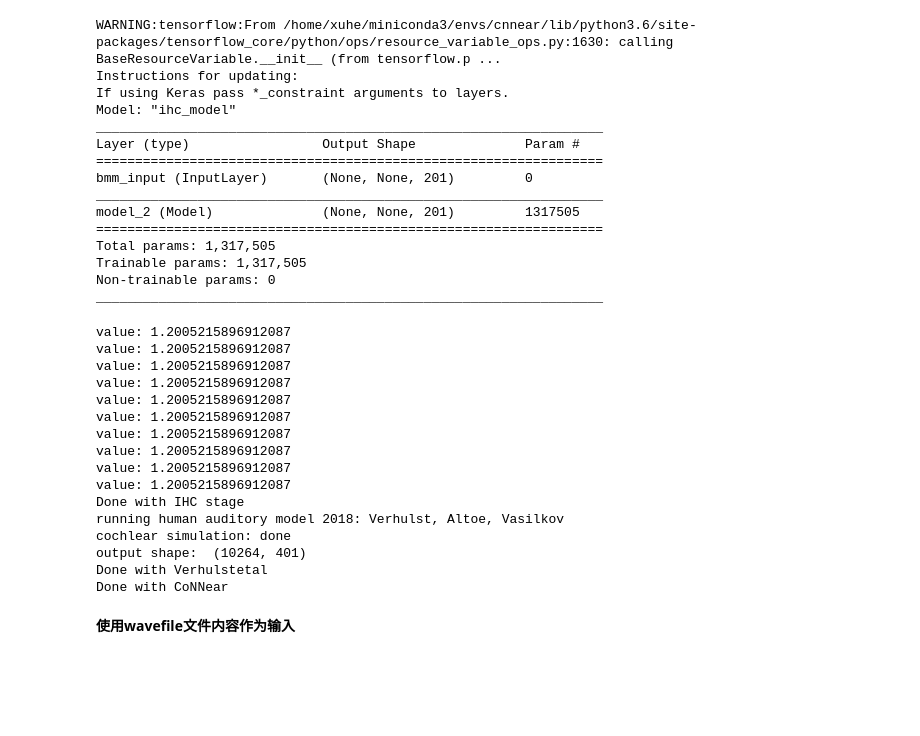
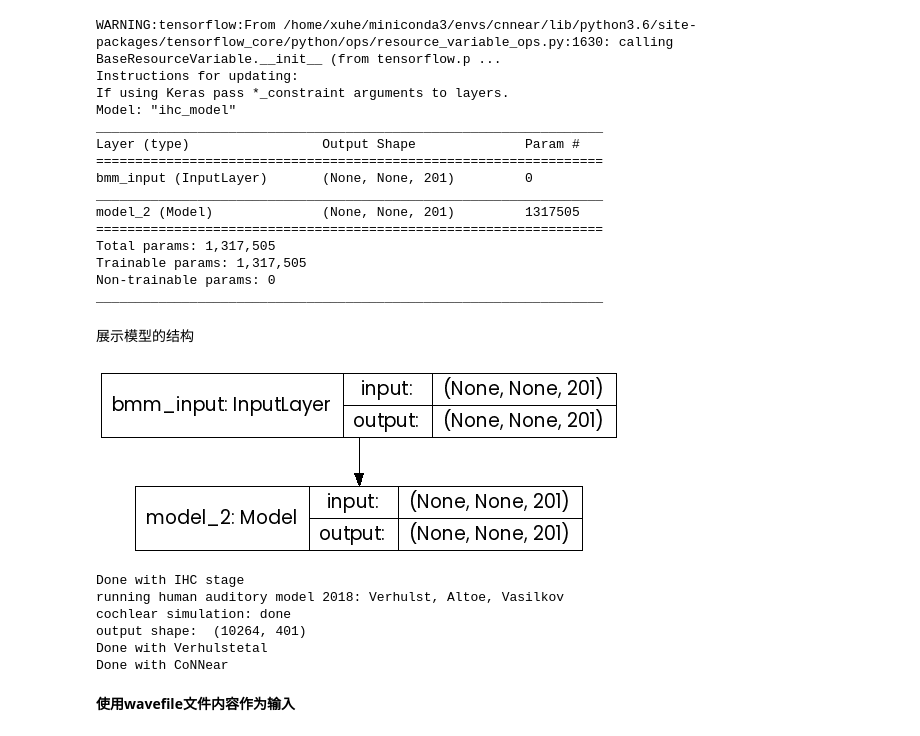
Before and after one commit to xuhe2/CoNNear_IHC-ANF, a Jupyter notebook: connear_notebook.ipynb, the cells around one changed output. Cells and saved outputs as stored; diff of their text form; code cells hidden in the pictures; blank space fills up the shorter version.

Commit message:
feat: add code to show model layer

```diff
--- a/connear_notebook.ipynb
+++ b/connear_notebook.ipynb
@@ -142,11 +142,18 @@ Total params: 1,317,505
 Trainable params: 1,317,505
 Non-trainable params: 0
 _________________________________________________________________
+# %% [markdown]
+展示模型的结构
+# %%
+from keras.utils.vis_utils import plot_model
+plot_model(ihc, show_layer_names=True, show_shapes=True)
+# %% [output]
+[figure, added]
 # %%
 # Define the pure tone stimulus
 f_tone = 1e3 # frequency of the pure tone
 L = np.arange(0., 91., 10.) # levels from 0 to 90dB SPL
-stim_dur = 102.4e-1 # duration of the stimulus - 102.4 ms correspond to 2048 samples (fs = 20 kHz)
+stim_dur = 10.24 # duration of the stimulus - 102.4 ms correspond to 2048 samples (fs = 20 kHz)
 silence_left = 12.8e-3 # silence before the onset of the stimulus - 12.8 ms correspond to 256 samples (context)
 silence_right = 12.8e-3 # silence after the stimulus - 256 samples
 win_dur = 5.0e-3 # 5ms long hanning window for gradual onset
@@ -190,9 +197,13 @@ stim_sin[-int(winlength/2):] = stim_sin[-int(winlength/2):] * win[int(winlength/
 total_length = int(silence_left * fs_tl) + len(stim_sin) + int(silence_right * fs_tl)
 stim = np.zeros((len(L), total_length))
 stimrange = range(int(silence_left * fs_tl), int(silence_left * fs_tl) + len(stim_sin))
+# 生成噪音
+noise_level = 0.1 # noise level
+noise = np.random.randn(len(stim_sin)) * noise_level
+
 for i in range(len(L)):
     stim[i, stimrange] = p0 * 10**(L[i]/20) * stim_sin / rms(stim_sin) # calibrate
-    print(f'value: {max(stim_sin / rms(stim_sin))}')
+    # stim[i, stimrange] = p0 * 10**(L[i]/20) * (stim_sin / rms(stim_sin) + noise) # calibrate with noise
 
 print('Done with IHC stage')
 
@@ -235,16 +246,6 @@ ihc_connear = ihc_connear / ihc_scaling # scaling for the IHC output
 ihc_connear_mean = np.mean(ihc_connear,axis=1)
 print('Done with CoNNear')
 # %% [output]
-value: 1.2005215896912087
-value: 1.2005215896912087
-value: 1.2005215896912087
-value: 1.2005215896912087
-value: 1.2005215896912087
-value: 1.2005215896912087
-value: 1.2005215896912087
-value: 1.2005215896912087
-value: 1.2005215896912087
-value: 1.2005215896912087
 Done with IHC stage
 running human auditory model 2018: Verhulst, Altoe, Vasilkov
 cochlear simulation: done
```
Also changed, not shown: parts of 4 cells of this notebook.
